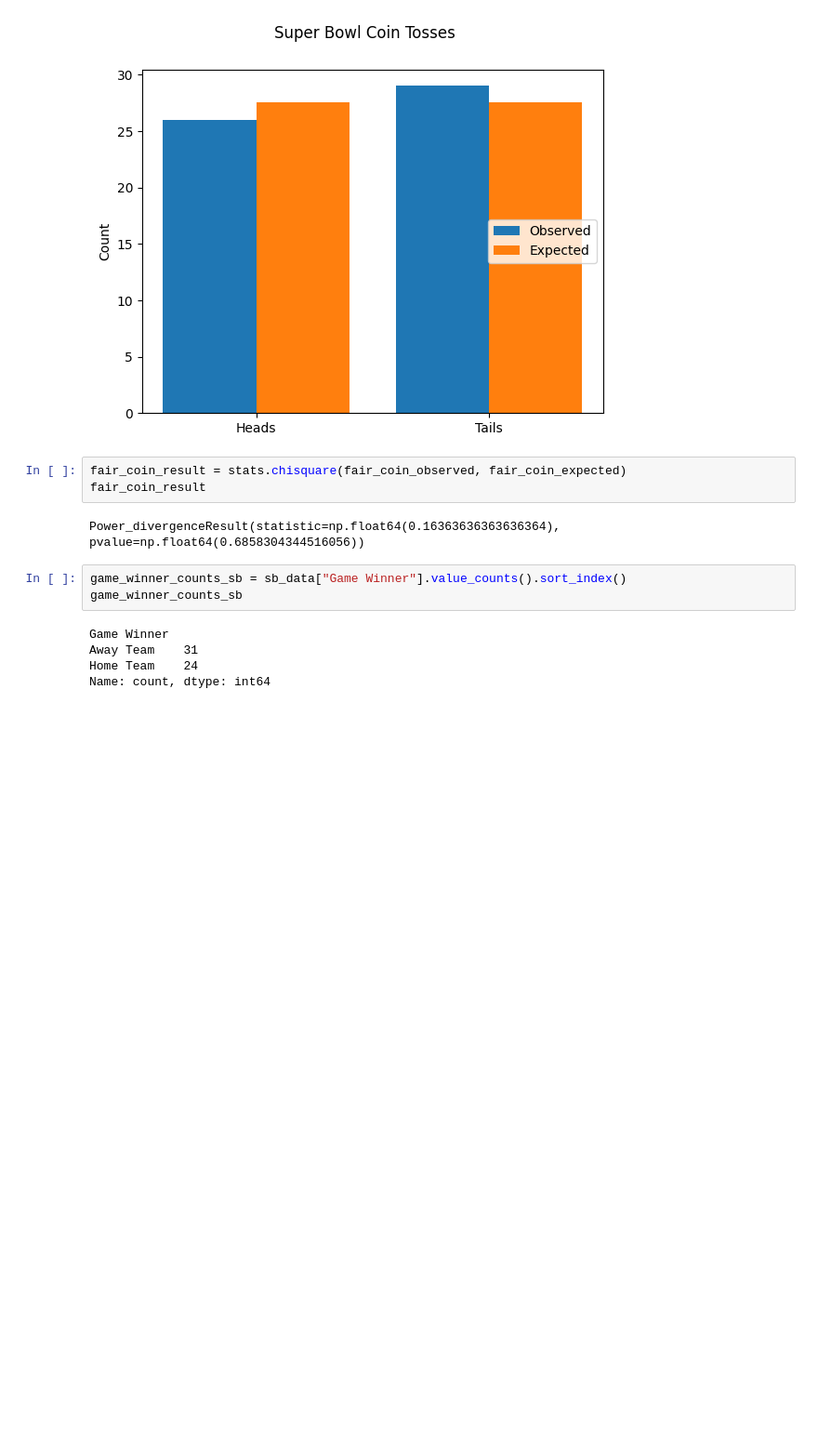
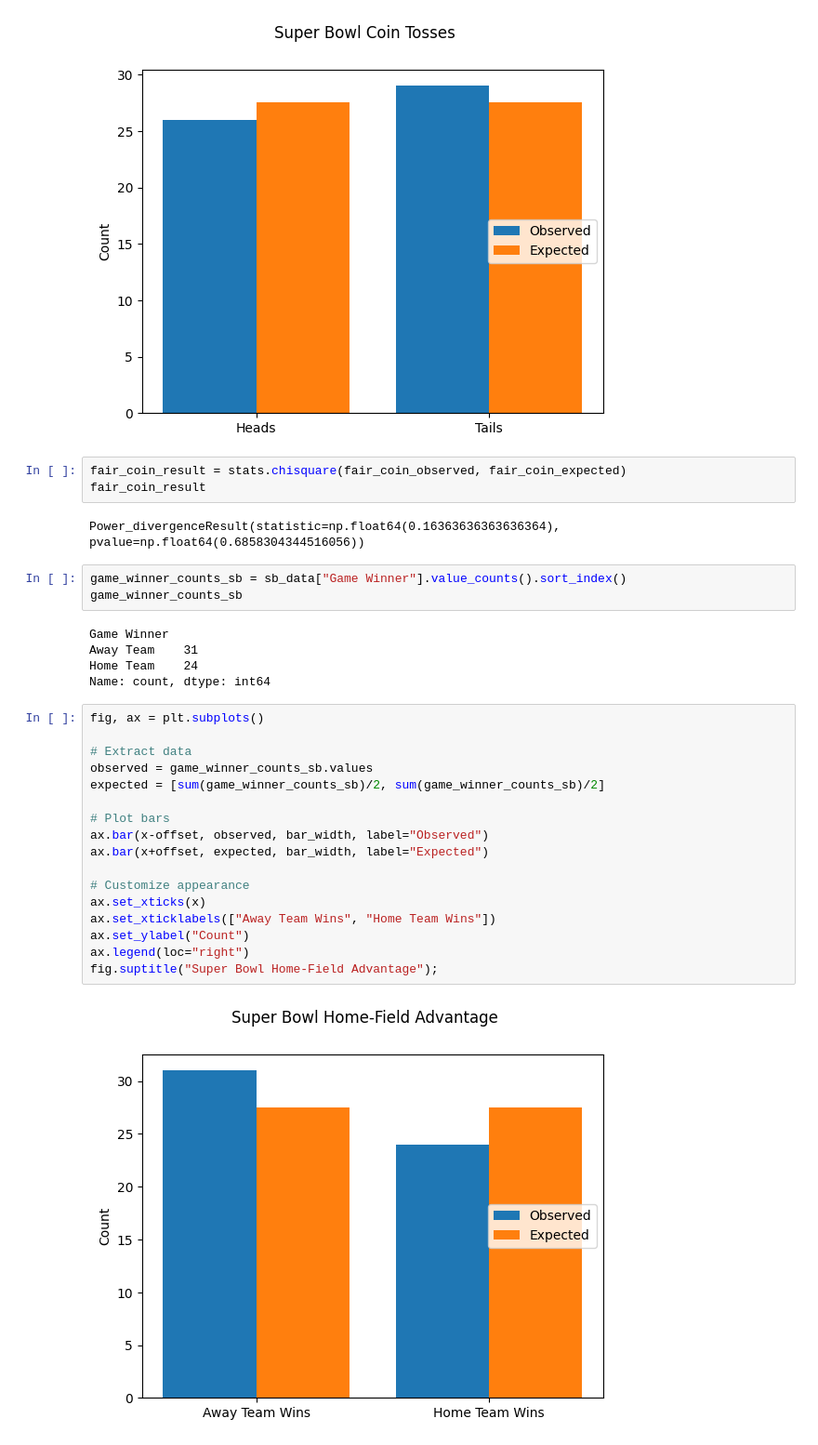
Before and after one commit to KabiraKabira7/Chi_square_test, a Jupyter notebook: chi_square.ipynb, the cells around one changed output. Shown at 93% size. Saved outputs shown, nothing was run; the diff lists cells and outputs as text; blank space fills up the shorter version.

```diff
--- a/chi_square.ipynb
+++ b/chi_square.ipynb
@@ -79,3 +79,22 @@ Game Winner
 Away Team    31
 Home Team    24
 Name: count, dtype: int64
+# %%
+fig, ax = plt.subplots()
+
+# Extract data
+observed = game_winner_counts_sb.values
+expected = [sum(game_winner_counts_sb)/2, sum(game_winner_counts_sb)/2]
+
+# Plot bars
+ax.bar(x-offset, observed, bar_width, label="Observed")
+ax.bar(x+offset, expected, bar_width, label="Expected")
+
+# Customize appearance
+ax.set_xticks(x)
+ax.set_xticklabels(["Away Team Wins", "Home Team Wins"])
+ax.set_ylabel("Count")
+ax.legend(loc="right")
+fig.suptitle("Super Bowl Home-Field Advantage");
+# %% [output]
+[figure, added]
```
